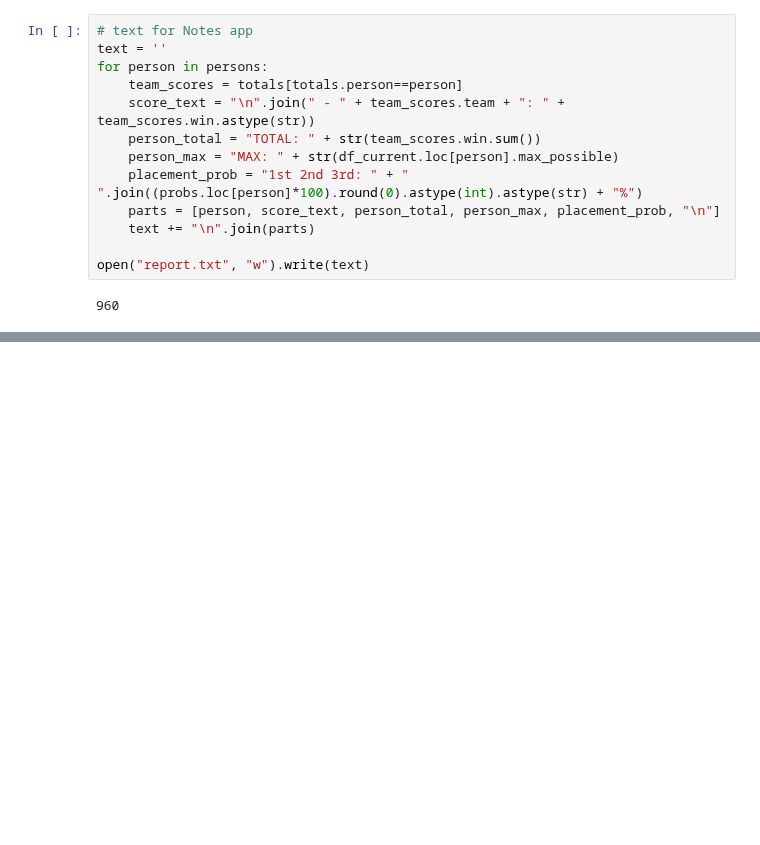
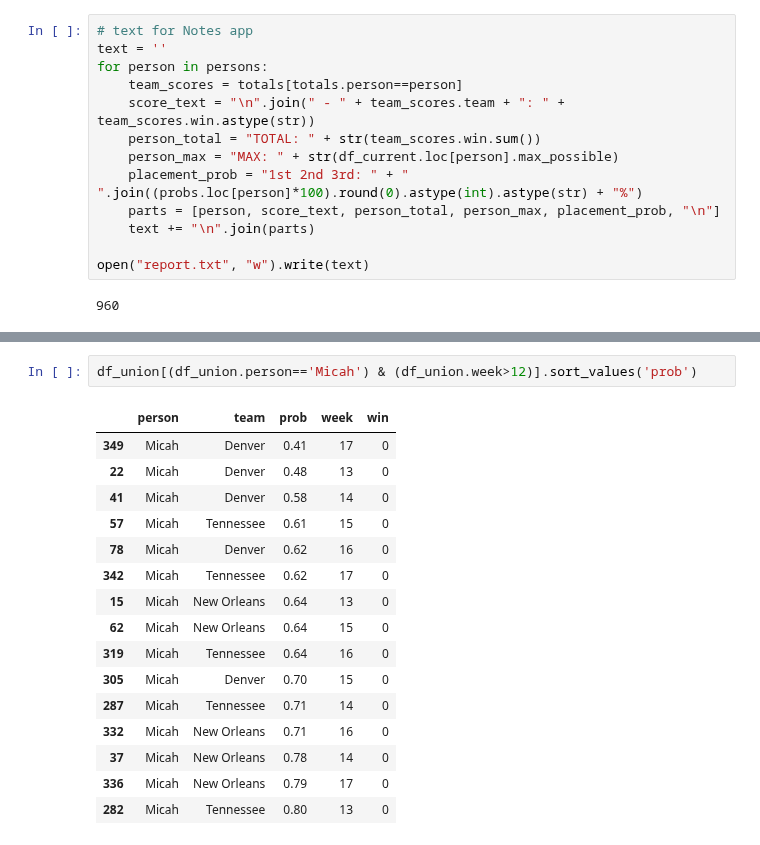
Before and after one commit to rytido/justfun, a Jupyter notebook: WinsPool.ipynb, the cells around one changed output, grey strips where cells are left out. Cells and saved outputs as stored; diff of their text form; blank space fills up the shorter version.

```diff
--- a/WinsPool.ipynb
+++ b/WinsPool.ipynb
@@ -318,3 +322,22 @@ df_union[(df_union.prob!=0) & (df_union.prob!=1) & (df_union.week==11)]
+# %%
+df_union[(df_union.person=='Micah') & (df_union.week>12)].sort_values('prob')
+# %% [output]
+|  | person | team | prob | week | win |
+| 349 | Micah | Denver | 0.41 | 17 | 0 |
+| 22 | Micah | Denver | 0.48 | 13 | 0 |
+| 41 | Micah | Denver | 0.58 | 14 | 0 |
+| 57 | Micah | Tennessee | 0.61 | 15 | 0 |
+| 78 | Micah | Denver | 0.62 | 16 | 0 |
+| 342 | Micah | Tennessee | 0.62 | 17 | 0 |
+| 15 | Micah | New Orleans | 0.64 | 13 | 0 |
+| 62 | Micah | New Orleans | 0.64 | 15 | 0 |
+| 319 | Micah | Tennessee | 0.64 | 16 | 0 |
+| 305 | Micah | Denver | 0.70 | 15 | 0 |
+| 287 | Micah | Tennessee | 0.71 | 14 | 0 |
+| 332 | Micah | New Orleans | 0.71 | 16 | 0 |
+| 37 | Micah | New Orleans | 0.78 | 14 | 0 |
+| 336 | Micah | New Orleans | 0.79 | 17 | 0 |
+| 282 | Micah | Tennessee | 0.80 | 13 | 0 |
 # %%
 # scores by week
 df_totals = df_union[(df_union.prob==0) | (df_union.prob==1)].groupby(['week', 'person']).sum().reset_index()
```
Also changed, not shown: parts of 9 cells of this notebook, 4 other files.
